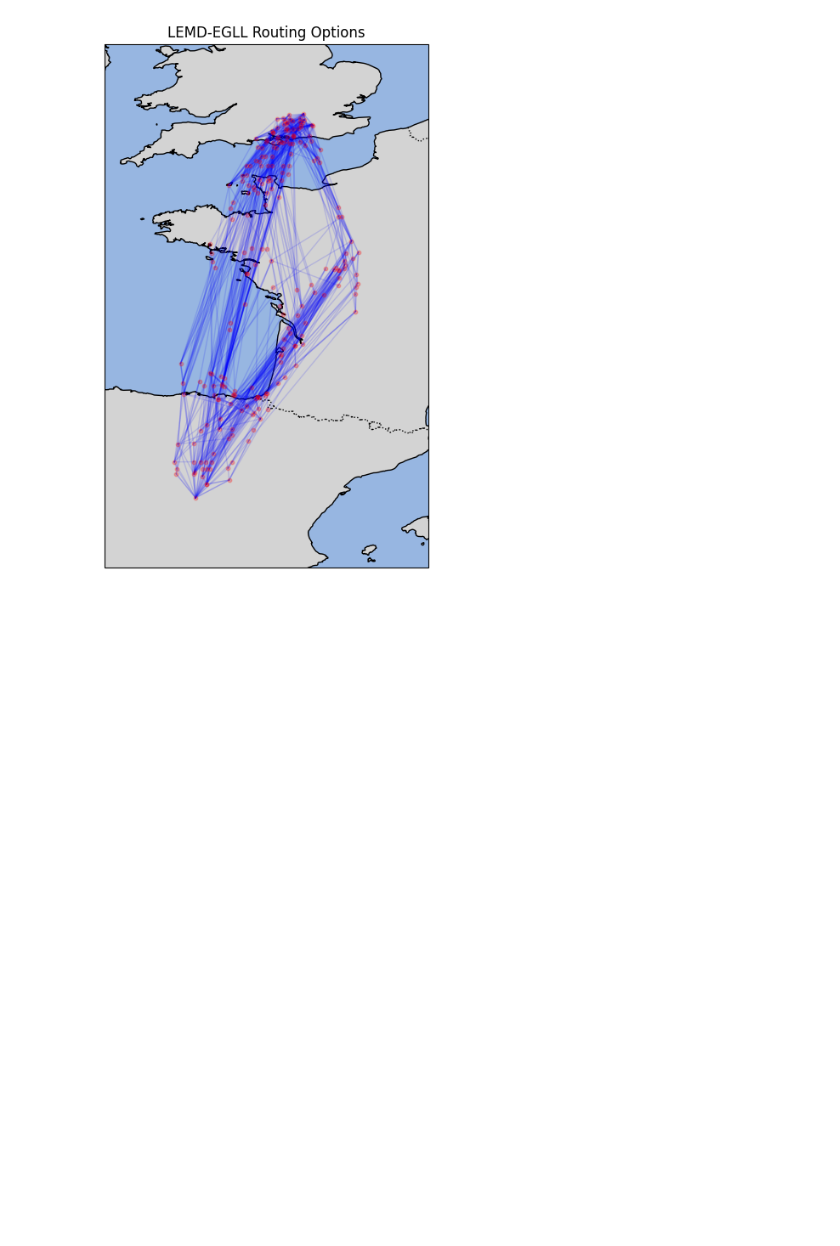
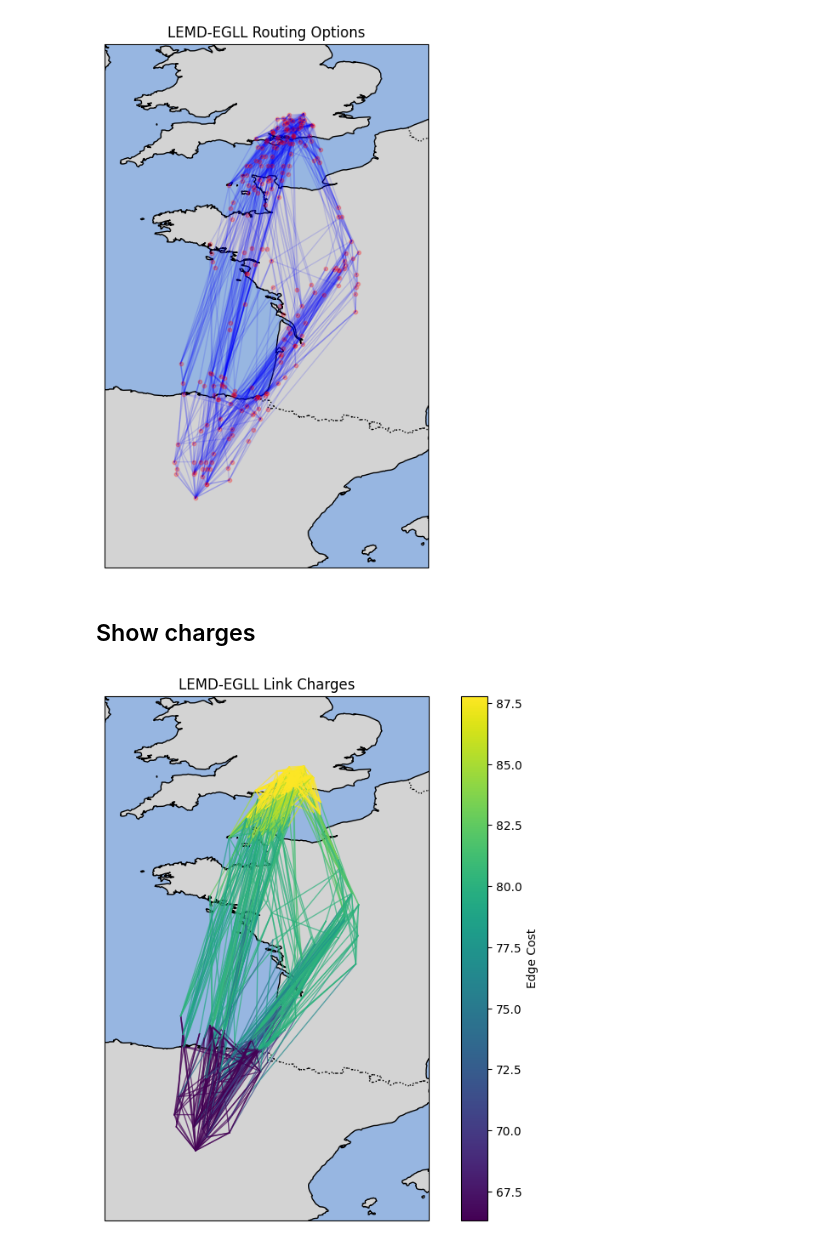
Before and after one commit to thinhhoang95/project-equinox, a Jupyter notebook: notebooks/route_graph.ipynb, the cells around one changed output. Saved outputs shown, nothing was run; the diff lists cells and outputs as text; code cells hidden in the pictures; blank space fills up the shorter version.

Commit message:
Charge computation

```diff
--- a/notebooks/route_graph.ipynb
+++ b/notebooks/route_graph.ipynb
@@ -51,3 +51,71 @@ def plot_route_graph(G):
 plot_route_graph(G)
 # %% [output]
 [figure]
+# %% [markdown]
+## Show charges
+# %%
+import numpy as np
+from matplotlib import pyplot as plt
+import networkx as nx
+import cartopy.crs as ccrs
+import cartopy.feature as cfeature
+
+# --- Step 1: Load the charge matrix ---
+charges = np.load('../data/graph/LEMD_EGLL_2023_04_01_charges.npy')
+
+# --- Step 2: Map node names to node ids ---
+from equinox.feateng.laplace import enumerate_nodes
+node_mapping = enumerate_nodes(G)
+id_to_name = {idx: name for name, idx in node_mapping.items()}
+
+# --- Step 3: Assign charge to each edge ---
+# Assume charges is a 2D matrix where charges[i, j] is the cost from node i to node j
+for u, v in G.edges():
+    uid = node_mapping[u]
+    vid = node_mapping[v]
+    G[u][v]['charge'] = charges[uid, vid]
+
+# --- Step 4: Plot with edge colors by cost ---
+def plot_route_graph_colored(G):
+    # Extract node positions
+    node_lats = [float(data['lat']) for n, data in G.nodes(data=True)]
+    node_lons = [float(data['lon']) for n, data in G.nodes(data=True)]
+
+    # Set up the map
+    fig = plt.figure(figsize=(10, 8))
+    ax = plt.axes(projection=ccrs.PlateCarree())
+    ax.set_global()
+    ax.coastlines()
+    ax.add_feature(cfeature.BORDERS, linestyle=':')
+    ax.add_feature(cfeature.LAND, facecolor='lightgray')
+    ax.add_feature(cfeature.OCEAN)
+
+    # Get all charges for normalization
+    edge_charges = [G[u][v]['charge'] for u, v in G.edges()]
+    vmin, vmax = np.min(edge_charges), np.max(edge_charges)
+    cmap = plt.get_cmap('viridis')
+
+    # Plot edges with color by charge
+    for u, v in G.edges():
+        lat1, lon1 = float(G.nodes[u]['lat']), float(G.nodes[u]['lon'])
+        lat2, lon2 = float(G.nodes[v]['lat']), float(G.nodes[v]['lon'])
+        charge = G[u][v]['charge']
+        color = cmap((charge - vmin) / (vmax - vmin) if vmax > vmin else 0.5)
+        ax.plot([lon1, lon2], [lat1, lat2], color=color, linewidth=1, alpha=0.7, transform=ccrs.PlateCarree())
+
+    # Plot nodes
+    # ax.scatter(node_lons, node_lats, color='red', s=10, zorder=5, transform=ccrs.PlateCarree(), alpha=0.25)
+
+    # Optionally, set extent to fit the route
+    margin = 2
+    min_lon, max_lon = min(node_lons), max(node_lons)
+    min_lat, max_lat = min(node_lats), max(node_lats)
+    ax.set_extent([min_lon - margin, max_lon + margin, min_lat - margin, max_lat + margin], crs=ccrs.PlateCarree())
+
+    plt.title("LEMD-EGLL Link Charges")
+    plt.colorbar(plt.cm.ScalarMappable(cmap=cmap, norm=plt.Normalize(vmin=vmin, vmax=vmax)), ax=ax, label='Edge Cost')
+    plt.show()
+
+plot_route_graph_colored(G)
+# %% [output]
+[figure, added]
```
Also changed, not shown: 9 other files.
